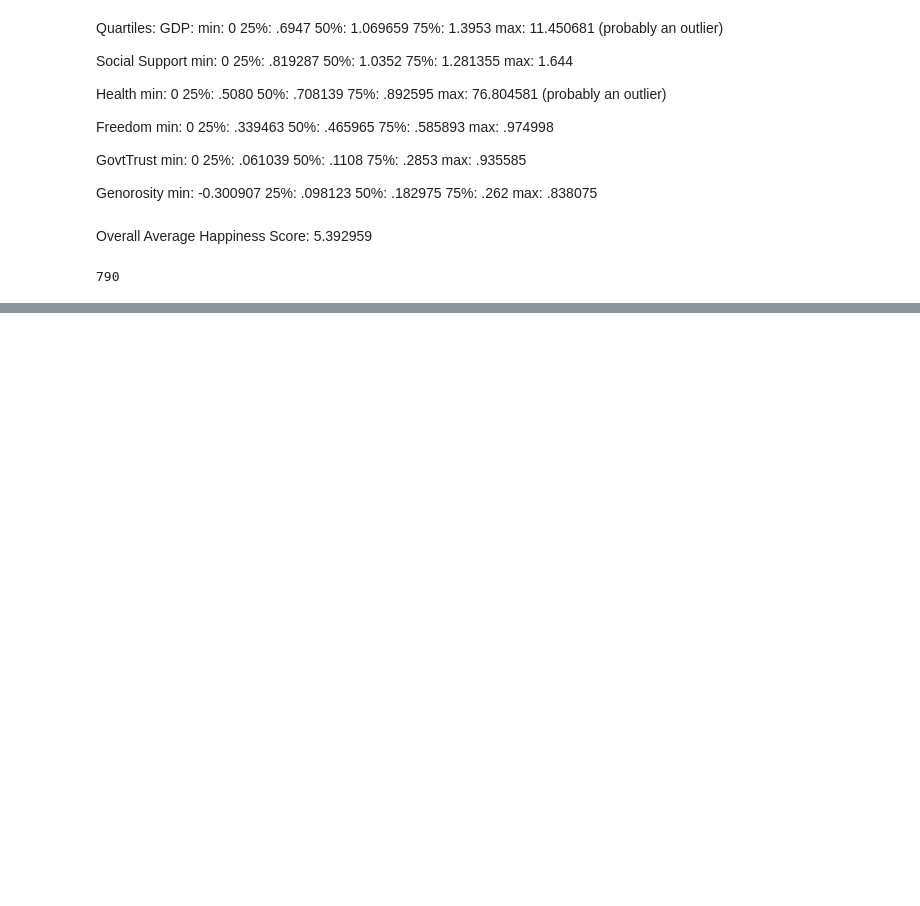
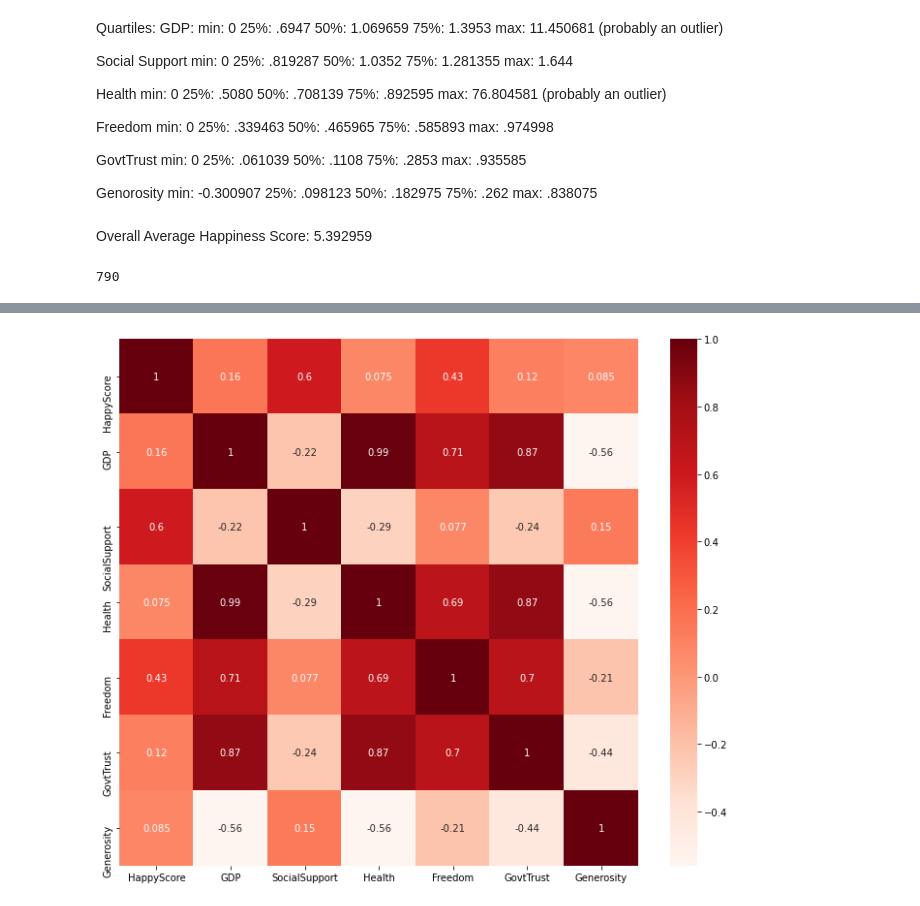
Before and after one commit to mpetersen49/happiness-model, a Jupyter notebook: Multiple Linear Regression.ipynb, the cells around one changed output, grey strips where cells are left out. Saved outputs shown, nothing was run; the diff lists cells and outputs as text; code cells hidden in the pictures; blank space fills up the shorter version.

Commit message:
Pearson Correlation

```diff
--- a/Multiple Linear Regression.ipynb
+++ b/Multiple Linear Regression.ipynb
@@ -143,3 +148,7 @@ max_index = column.idxmax()
 print(max_index)
 # %% [output]
 790
+# %%
+#drop unnamed and year columns into new DF
+happiness_report_df = happiness_report.drop(columns = ["Unnamed: 0", "Year"])
+happiness_report_df
@@ -145,0 +169,8 @@ print(max_index)
+# %%
+#Pearson Correlation
+plt.figure(figsize= (12,10))
+cor = happiness_report_df.corr()
+sns.heatmap(cor, annot = True, cmap = plt.cm.Reds)
+plt.show()
+# %% [output]
+[figure, added]
```
Also changed, not shown: parts of 4 cells of this notebook.
